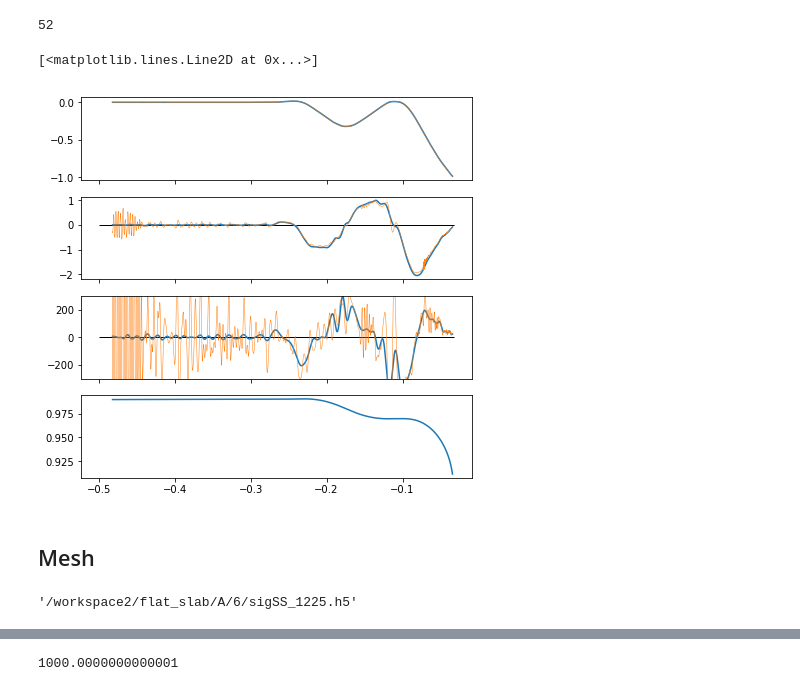
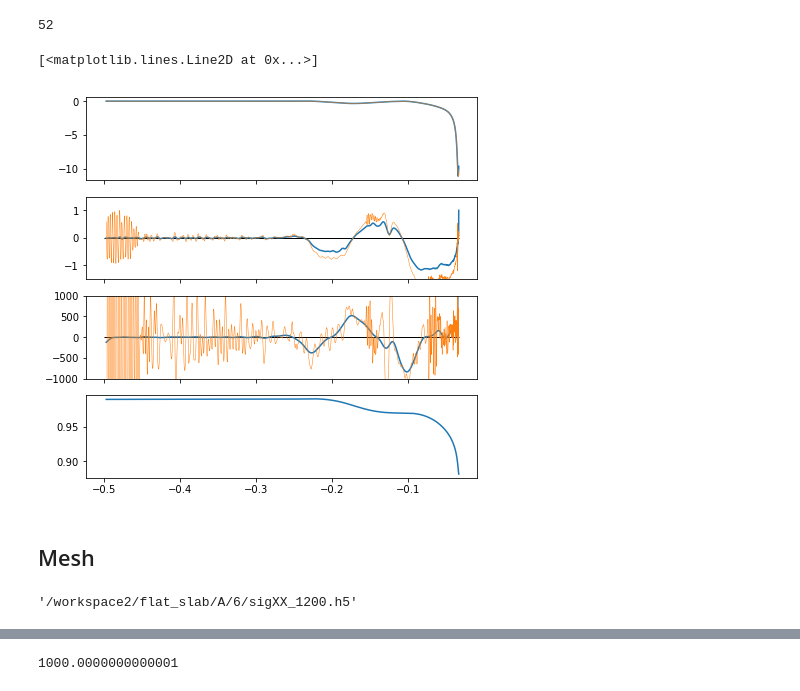
Before and after one commit to dansand/flat_slab, a Jupyter notebook: analysis/stress_curvature.ipynb, the cells around one changed output, grey strips where cells are left out. Saved outputs shown, nothing was run; the diff lists cells and outputs as text; code cells hidden in the pictures.

```diff
--- a/analysis/stress_curvature.ipynb
+++ b/analysis/stress_curvature.ipynb
@@ -55,15 +57,17 @@ def curvature_splines(x, y):
     x2 = fx.derivative(2)(x)
     y1 = fy.derivative(1)(x)
     y2 = fy.derivative(2)(x)
-    curvature = (x1* y2 - y1* x2) / np.power(x1** 2 + y1** 2, 1.5)
+    #curvature = (x1* y2 - y1* x2) / np.power(x1** 2 + y1** 2, 1.5)
+    curvature = (y2) / np.power(1 + y1** 2, 1.5)
+
     return curvature, fx, fy, y1
 # %%
 len(mppoints)
 # %% [output]
 52
 # %%
-i = 48
-depthlimit = 1. - (300/2900.)
+i = 47
+depthlimit = 1. - (350/2900.)
 # %%
 indexes = np.argsort(mppoints[i][:,0])
 sortedData = mppoints[i].copy()[indexes]
@@ -82,15 +91,15 @@ def spline_curves(x, y, s0=0,s1=0, s2=0,s3=0,dx=1.):
 # %%
-dxMean = 2/2900.
+dxMean = ds.mean()
 
-y1, y2, y3 = spline_curves(ds_cum, sortedData[:,1],
-                           s0=8,
-                           s1=8,
-                           s2=6,
-                           s3=6,
+y1, y2, y3 = spline_curves(sortedData[:,0], sortedData[:,1],
+                           s0=5,
+                           s1=1,
+                           s2=2,
+                           s3=17,
                            dx=dxMean)
 # %%
-y1_, y2_, y3_ = spline_curves(ds_cum, sortedData[:,1],
-                           s0=2,
+y1_, y2_, y3_ = spline_curves(sortedData[:,0], sortedData[:,1],
+                           s0=1,
                            s1=0,
                            s2=0,
                            s3=2,
@@ -98,28 +107,28 @@ y1_, y2_, y3_ = spline_curves(ds_cum, sortedData[:,1],
 # %%
 # Two subplots, unpack the axes array immediately
 f, (ax1, ax2, ax3, ax4) = plt.subplots(4, 1, sharex=True, figsize=(7, 7))
-blok = 60
-
+blok = 10
+blok2 = 10
 
 ax1.plot(sortedData[:,0][blok:-blok], y1[blok:-blok])
 ax1.plot(sortedData[:,0][blok:-blok], y1_[blok:-blok], lw=0.5)
 
-ax2.plot(sortedData[:,0][blok:-blok], y2[blok:-blok]/y2[blok:-blok].max())
-ax2.plot(sortedData[:,0][blok:-blok], y2_[blok:-blok]/y2_[blok:-blok].max(), lw=0.5)
+ax2.plot(sortedData[:,0][blok:-blok], y2[blok:-blok]/y2[blok2:-blok2].max())
+ax2.plot(sortedData[:,0][blok:-blok], y2_[blok:-blok]/y2_[blok2:-blok2].max(), lw=0.5)
 ax2.hlines(0., sortedData[:,0].min(), sortedData[:,0].max(), lw=1)
-#ax2.set_ylim(-20, 10)
+ax2.set_ylim(-1.5, 1.5)
 
 
 ax3.plot(sortedData[:,0][blok:-blok], y3[blok:-blok])
 ax3.plot(sortedData[:,0][blok:-blok], y3_[blok:-blok], lw=0.5)
 ax3.hlines(0., sortedData[:,0].min(), sortedData[:,0].max(), lw=1)
-ax3.set_ylim(-300, 300)
+ax3.set_ylim(-1000, 1000)
 
 
 ax4.plot(sortedData[:,0][blok:-blok], sortedData[:,1][blok:-blok])
 # %% [output]
 [<matplotlib.lines.Line2D at 0x...>]
-[figure, old version]
+[figure, new version]
 # %% [markdown]
 ## Mesh
 # %%
@@ -174,11 +183,11 @@ with mesh.deform_mesh():
 
     mesh.data[:,1] = mesh.data[:,1] + 1.0
 # %%
-sigFiles = natsort.natsort(glob2.glob('/workspace2/flat_slab/A/6/sigSS**.h5'))
+sigFiles = natsort.natsort(glob2.glob('/workspace2/flat_slab/A/6/sigXX**.h5'))
 sfile = sigFiles[i]
 sfile
 # %% [output]
-'/workspace2/flat_slab/A/6/sigSS_1225.h5'
+'/workspace2/flat_slab/A/6/sigXX_1200.h5'
 # %%
 tempFiles = natsort.natsort(glob2.glob('/workspace2/flat_slab/A/6/temp**.h5'))
 tfile = tempFiles[i]
```
Also changed, not shown: parts of 12 cells of this notebook, 4 other files.
